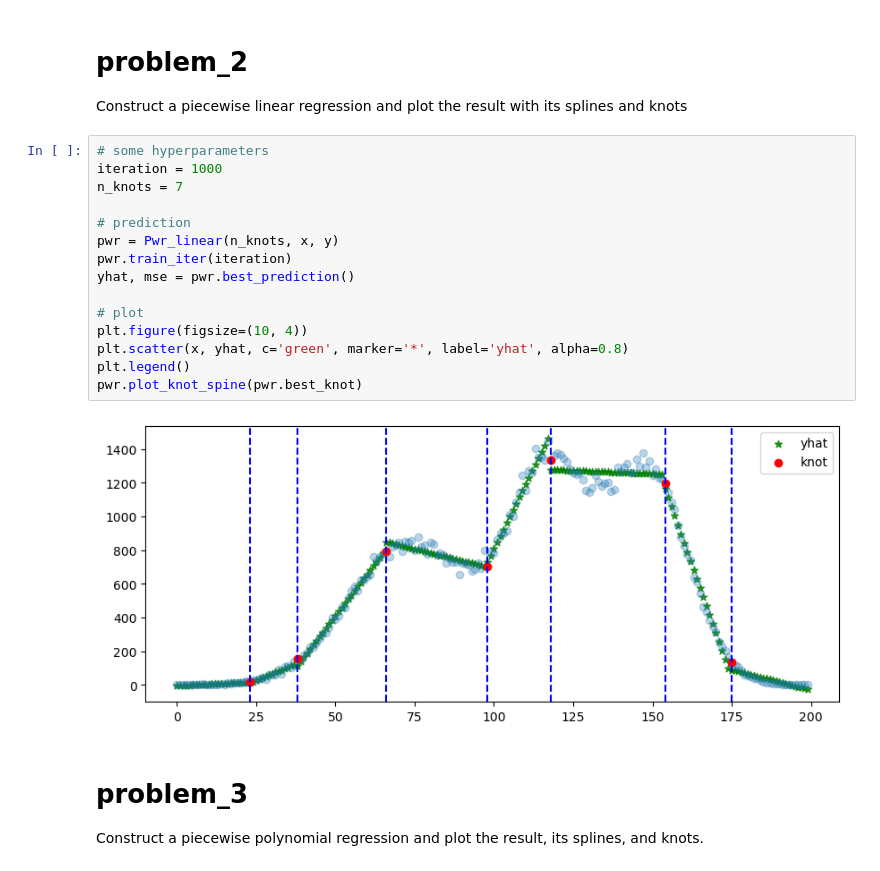
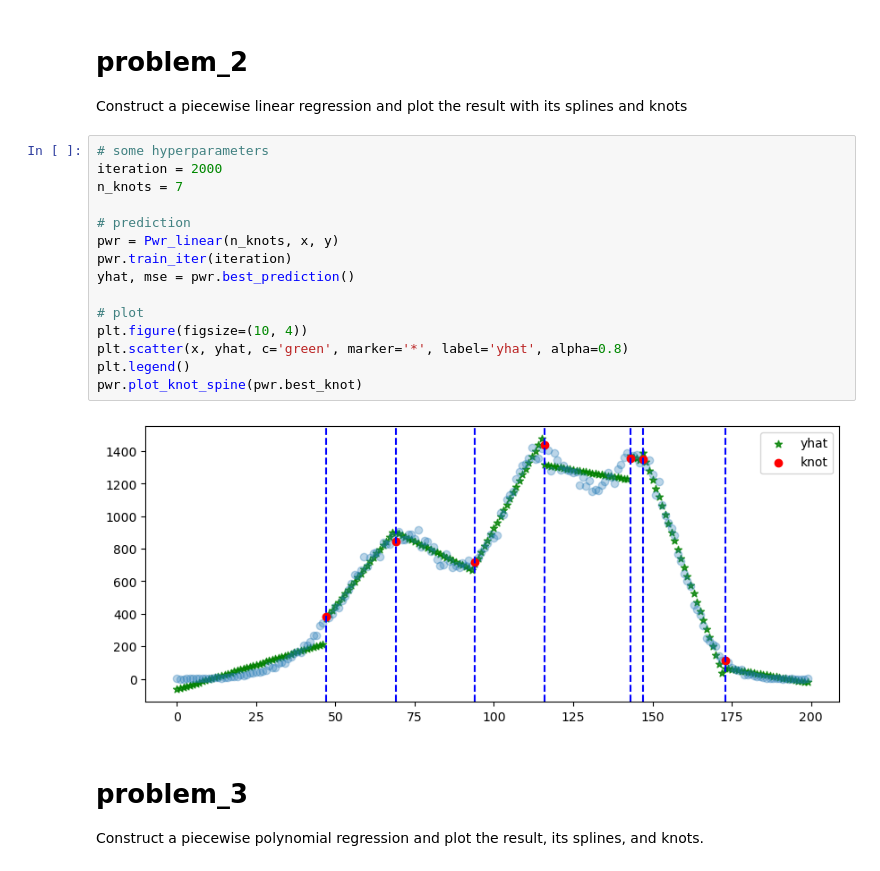
Before and after one commit to YLee2121/cs767_nn_repo, a Jupyter notebook: assignment/assignment_2/assignment_2.ipynb, the cells around one changed output. Saved outputs shown, nothing was run; the diff lists cells and outputs as text.

```diff
--- a/assignment/assignment_2/assignment_2.ipynb
+++ b/assignment/assignment_2/assignment_2.ipynb
@@ -40,21 +40,21 @@ Construct a piecewise linear regression and plot the result with its splines
 and knots
 # %%
 # some hyperparameters
-iteration = 1000
+iteration = 2000
 n_knots = 7
 
 # prediction
 pwr = Pwr_linear(n_knots, x, y)
 pwr.train_iter(iteration)
 yhat, mse = pwr.best_prediction()
 
 # plot
 plt.figure(figsize=(10, 4))
 plt.scatter(x, yhat, c='green', marker='*', label='yhat', alpha=0.8)
 plt.legend()
 pwr.plot_knot_spine(pwr.best_knot)
 # %% [output]
-[figure, old version]
+[figure, new version]
 # %% [markdown]
 # problem_3
 Construct a piecewise polynomial regression and plot the result, its
```
Also changed, not shown: parts of 6 cells of this notebook, 1 other file.
